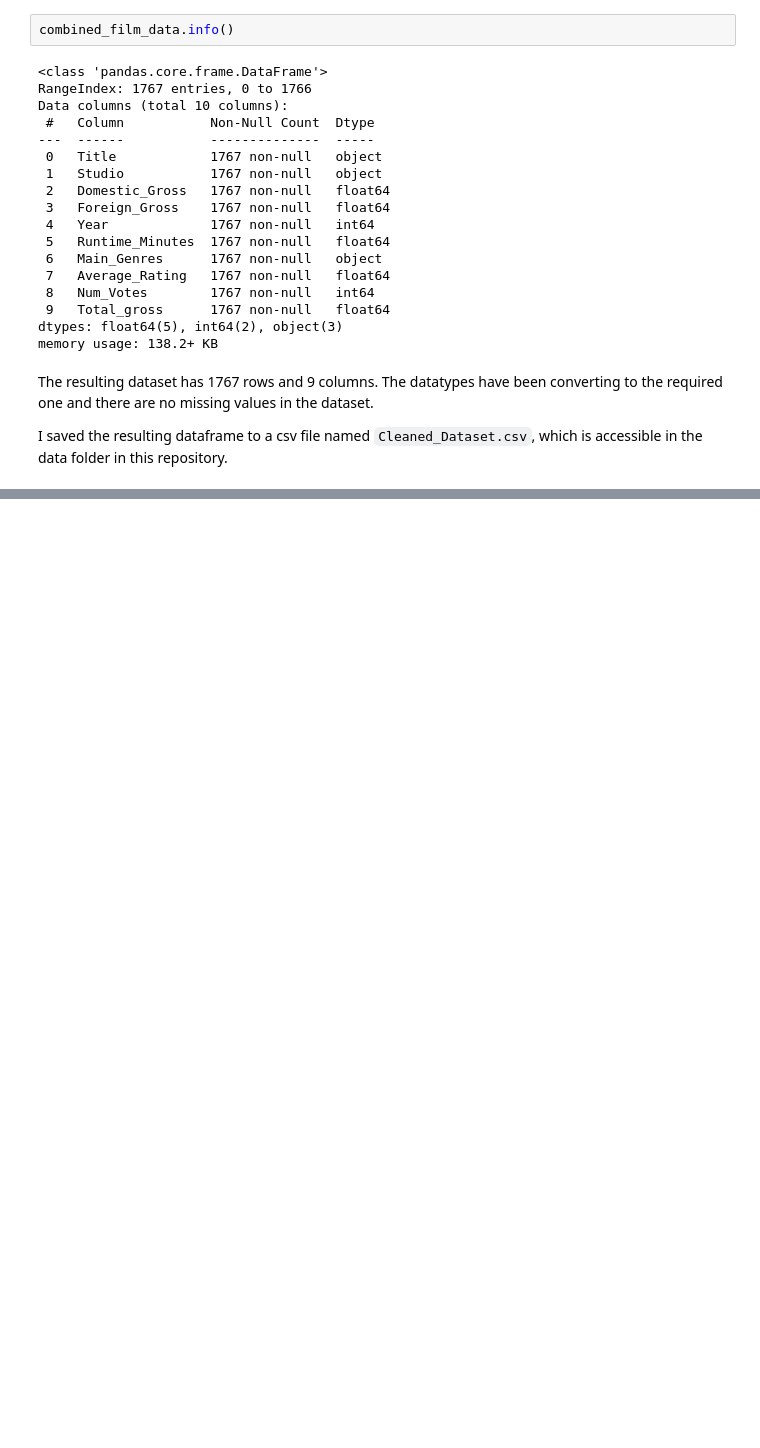
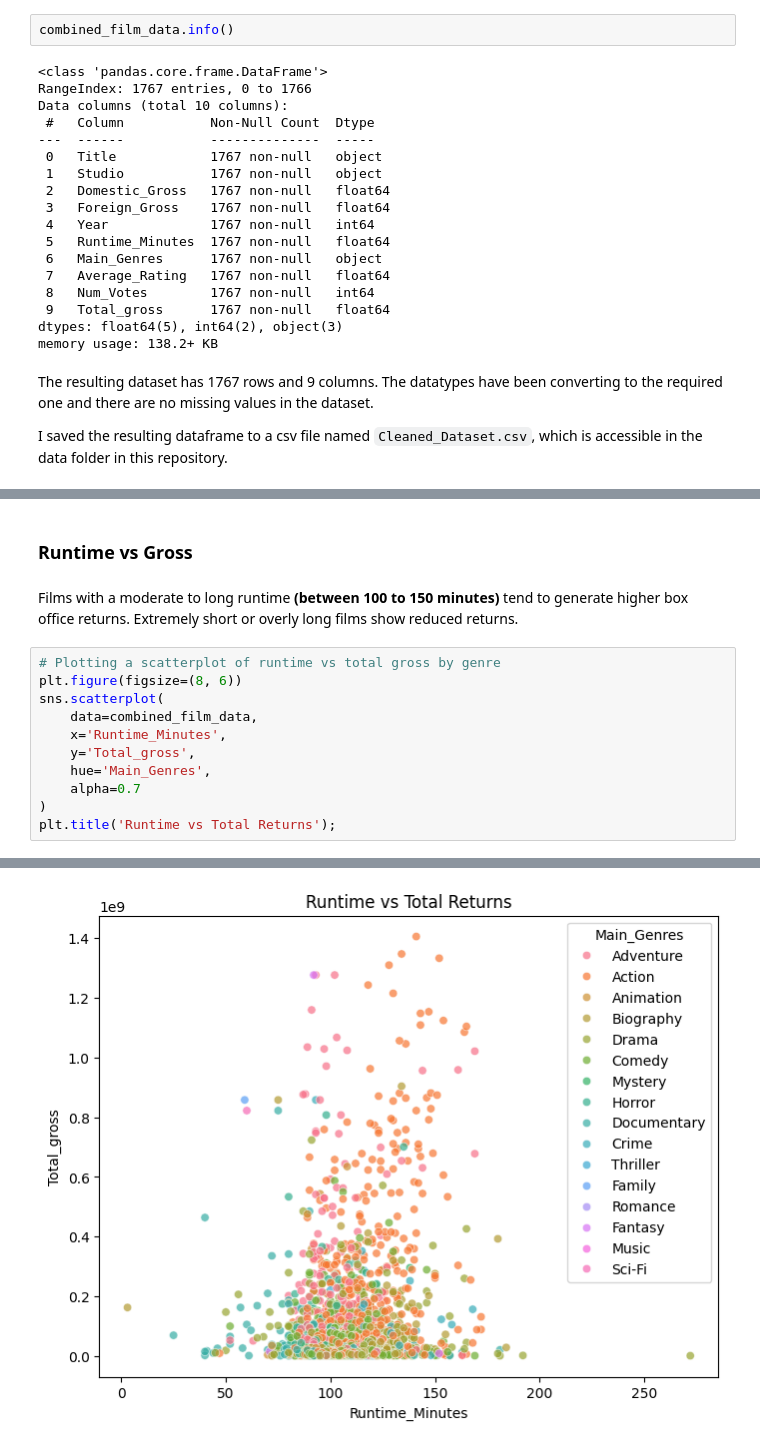
Before and after one commit to Jimmy-ai1/Independent-Project-1, a Jupyter notebook: Microsoft_Film_Creation_Strategies.ipynb, the cells around one changed output, grey strips where cells are left out. Cells and saved outputs as stored; diff of their text form; blank space fills up the shorter version.

```diff
--- a/Microsoft_Film_Creation_Strategies.ipynb
+++ b/Microsoft_Film_Creation_Strategies.ipynb
@@ -341,0 +370,17 @@ combined_film_data.to_csv('Cleaned_Dataset.csv', index=False)
+# %% [markdown]
+### Runtime vs Gross
+# %% [markdown]
+Films with a moderate to long runtime **(between 100 to 150 minutes)** tend to generate higher box office returns.
+Extremely short or overly long films show reduced returns.
+# %%
+# Plotting a scatterplot of runtime vs total gross by genre
+plt.figure(figsize=(8, 6))
+sns.scatterplot(
+    data=combined_film_data,
+    x='Runtime_Minutes',
+    y='Total_gross',
+    hue='Main_Genres',
+    alpha=0.7
+)
+plt.title('Runtime vs Total Returns');
+# %% [output]
@@ -341,0 +389 @@ combined_film_data.to_csv('Cleaned_Dataset.csv', index=False)
+[figure, added]
```
Also changed, not shown: parts of 28 cells of this notebook.
